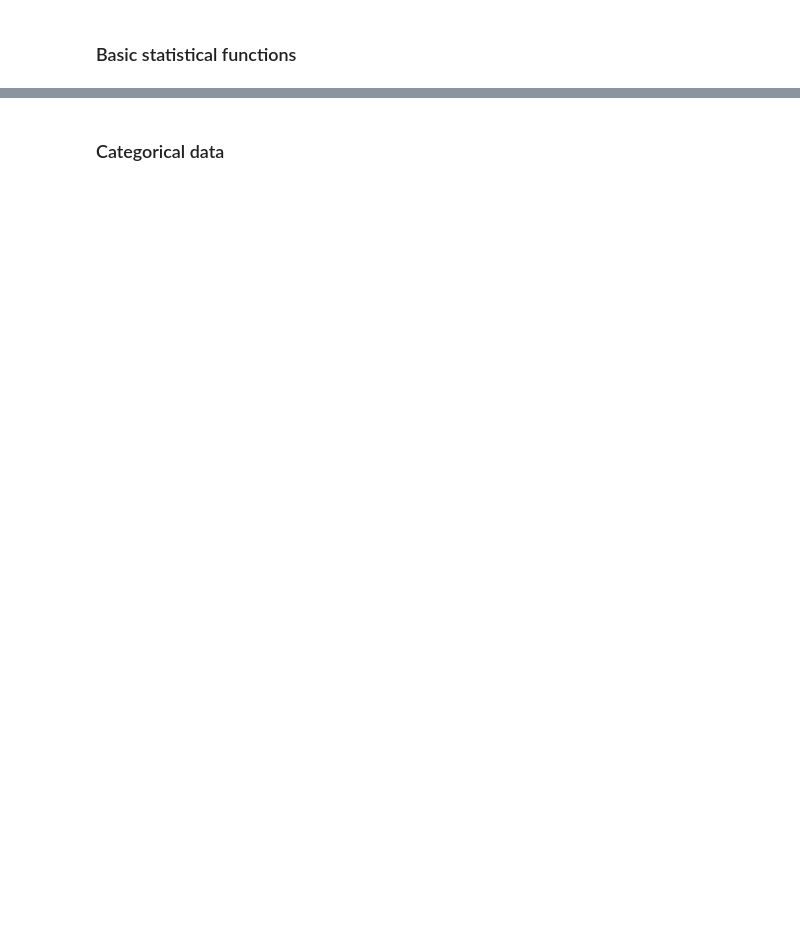
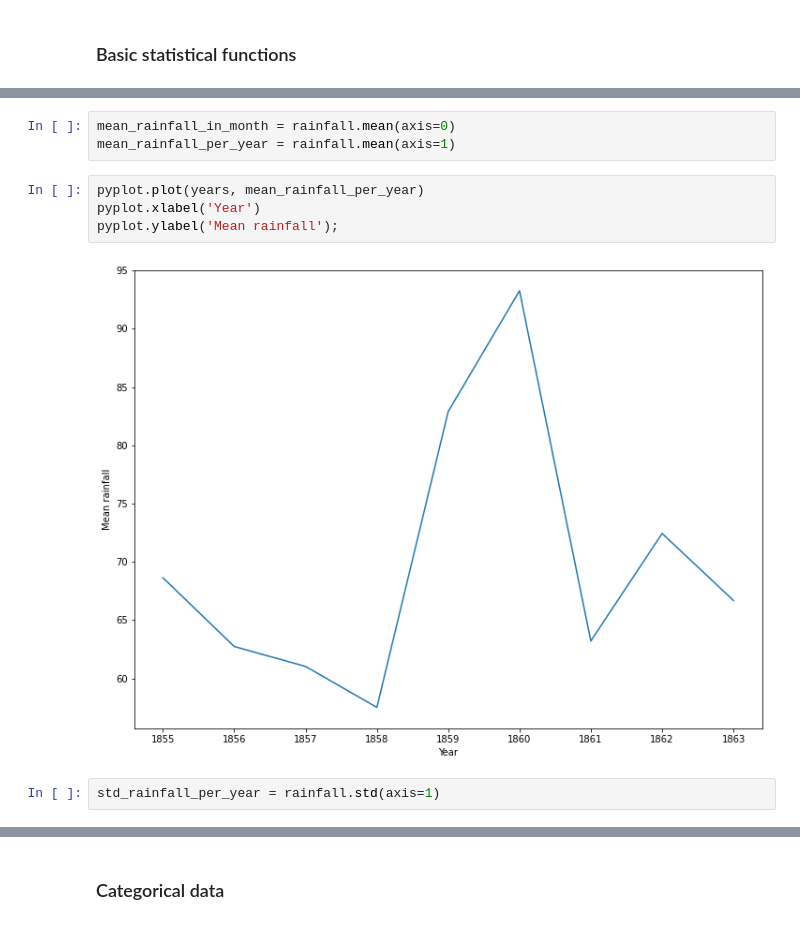
Before and after one commit to caiquemiranda/maths-with-python, a Jupyter notebook: 08-Statistics.ipynb, the cells around one changed output, grey strips where cells are left out. Cells and saved outputs as stored; diff of their text form; blank space fills up the shorter version.

```diff
--- a/08-Statistics.ipynb
+++ b/08-Statistics.ipynb
@@ -6,0 +65,11 @@
+# %%
+mean_rainfall_in_month = rainfall.mean(axis=0)
+mean_rainfall_per_year = rainfall.mean(axis=1)
+# %%
+pyplot.plot(years, mean_rainfall_per_year)
+pyplot.xlabel('Year')
+pyplot.ylabel('Mean rainfall');
+# %% [output]
+[figure, added]
+# %%
+std_rainfall_per_year = rainfall.std(axis=1)
```
Also changed, not shown: parts of 16 cells of this notebook, 1 other file.
